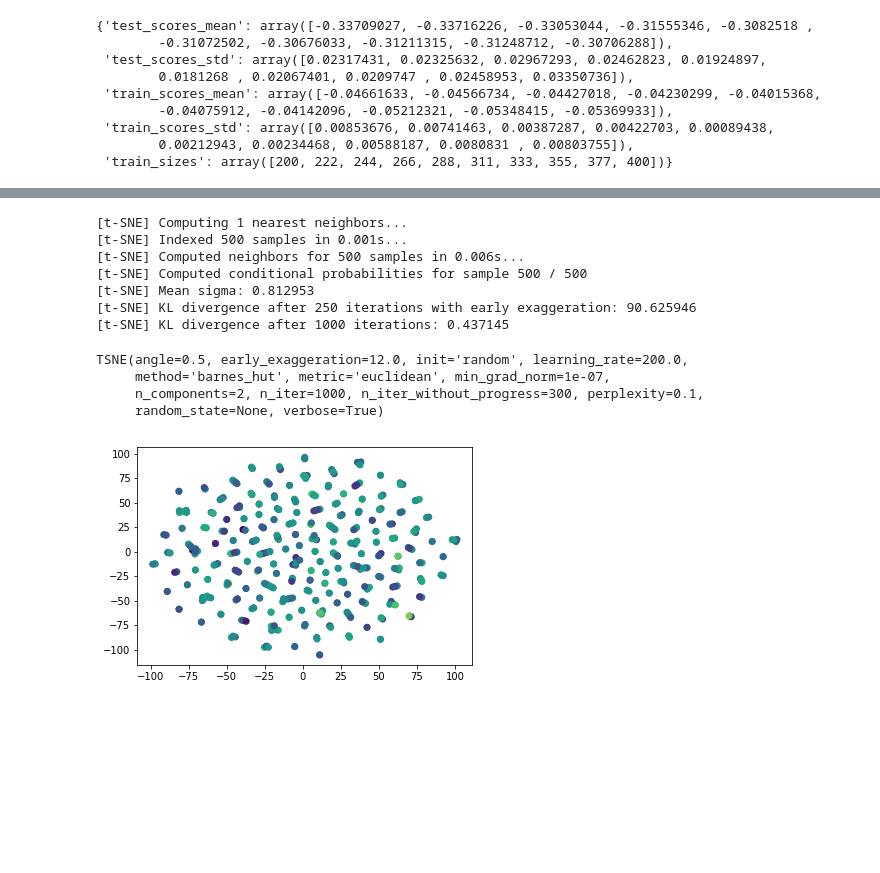
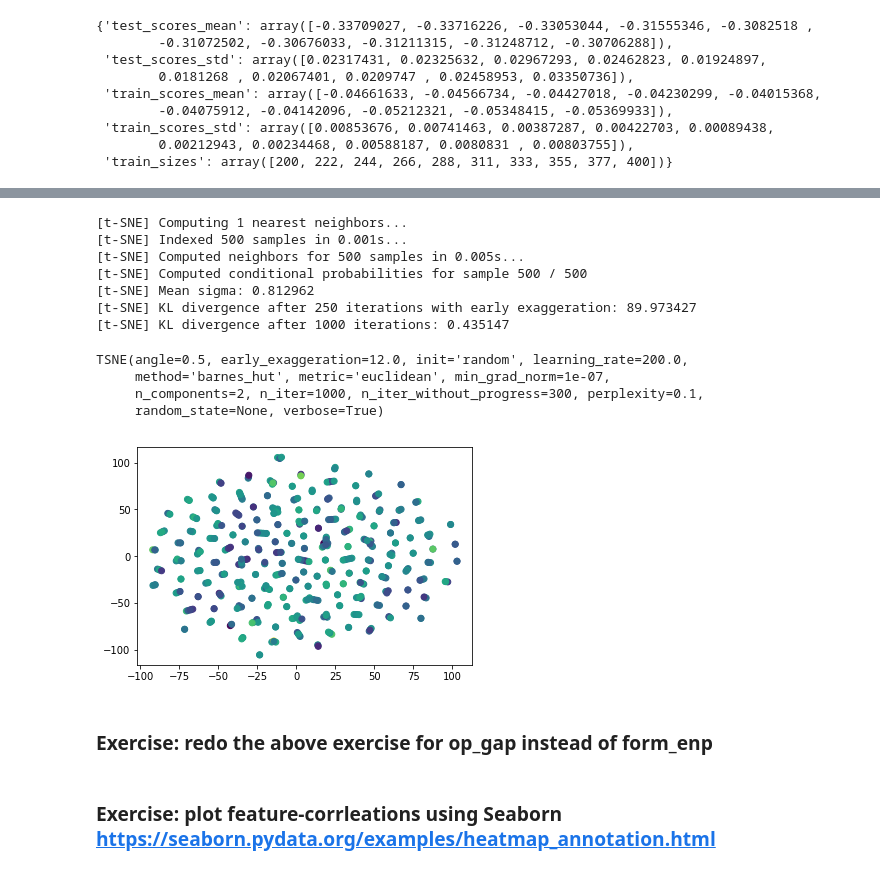
Before and after one commit to usnistgov/jarvis, a Jupyter notebook: jarvis/colab/jarvis_ml_quick_train_notebook.ipynb, the cells around one changed output, grey strips where cells are left out. Drawn from its saved outputs; the diff is of its cells as text; code cells hidden in the pictures; blank space fills up the shorter version.

```diff
--- a/jarvis/db/static/jarvis_ml_quick_train.ipynb
+++ b/jarvis/colab/jarvis_ml_quick_train_notebook.ipynb
@@ -192,0 +271,5 @@ plot_learning_curve(estimator=model,X=X,y=Y,train_sizes=np.linspace(0.5, 1.0, 10
+# %%
+labels=['Chem','RDF','NN','ADF-a','ADF-b','DDF','Charge','Cell-para']
+values=[imp_chem,imp_rdf,imp_nn,imp_adfa,imp_adfb,imp_ddf,imp_chg,imp_cell]
+plt.rcParams['font.size'] = 12.0
+plt.pie(values,labels=labels,autopct='%1.1f%%', startangle=90,colors=colors)
@@ -193,19 +308,17 @@ plot_learning_curve(estimator=model,X=X,y=Y,train_sizes=np.linspace(0.5, 1.0, 10
 # %%
 from sklearn import decomposition,manifold
 pca = decomposition.PCA(n_components=30)
-Z_pca = pca.fit_transform(X)
-
-# note: scikit-learn docs are incorrect when they state that perplexity isn't an important hyperparameter...
+Z_pca = pca.fit_transform(X1)
 sne = manifold.TSNE(perplexity=.1, verbose=True)
 sne.fit(Z_pca)
 # %% [output]
 [t-SNE] Computing 1 nearest neighbors...
 [t-SNE] Indexed 500 samples in 0.001s...
-[t-SNE] Computed neighbors for 500 samples in 0.006s...
+[t-SNE] Computed neighbors for 500 samples in 0.005s...
 [t-SNE] Computed conditional probabilities for sample 500 / 500
-[t-SNE] Mean sigma: 0.812953
-[t-SNE] KL divergence after 250 iterations with early exaggeration: 90.625946
-[t-SNE] KL divergence after 1000 iterations: 0.437145
+[t-SNE] Mean sigma: 0.812962
+[t-SNE] KL divergence after 250 iterations with early exaggeration: 89.973427
+[t-SNE] KL divergence after 1000 iterations: 0.435147
 TSNE(angle=0.5, early_exaggeration=12.0, init='random', learning_rate=200.0,
      method='barnes_hut', metric='euclidean', min_grad_norm=1e-07,
      n_components=2, n_iter=1000, n_iter_without_progress=300, perplexity=0.1,
@@ -213,7 +326,11 @@ TSNE(angle=0.5, early_exaggeration=12.0, init='random', learning_rate=200.0,
 # %%
 import matplotlib.pyplot as plt
 %matplotlib inline
-plt.scatter(sne.embedding_[:,0],sne.embedding_[:,1],c=Y)
+plt.scatter(sne.embedding_[:,0],sne.embedding_[:,1],c=Y1)
 plt.show()
 # %% [output]
-[figure, old version]
+[figure, new version]
+# %% [markdown]
+### Exercise: redo the above exercise for op_gap instead of form_enp
+# %% [markdown]
+### Exercise: plot feature-corrleations using Seaborn https://seaborn.pydata.org/examples/heatmap_annotation.html
```
Also changed, not shown: parts of 32 cells of this notebook, 28 other files.
